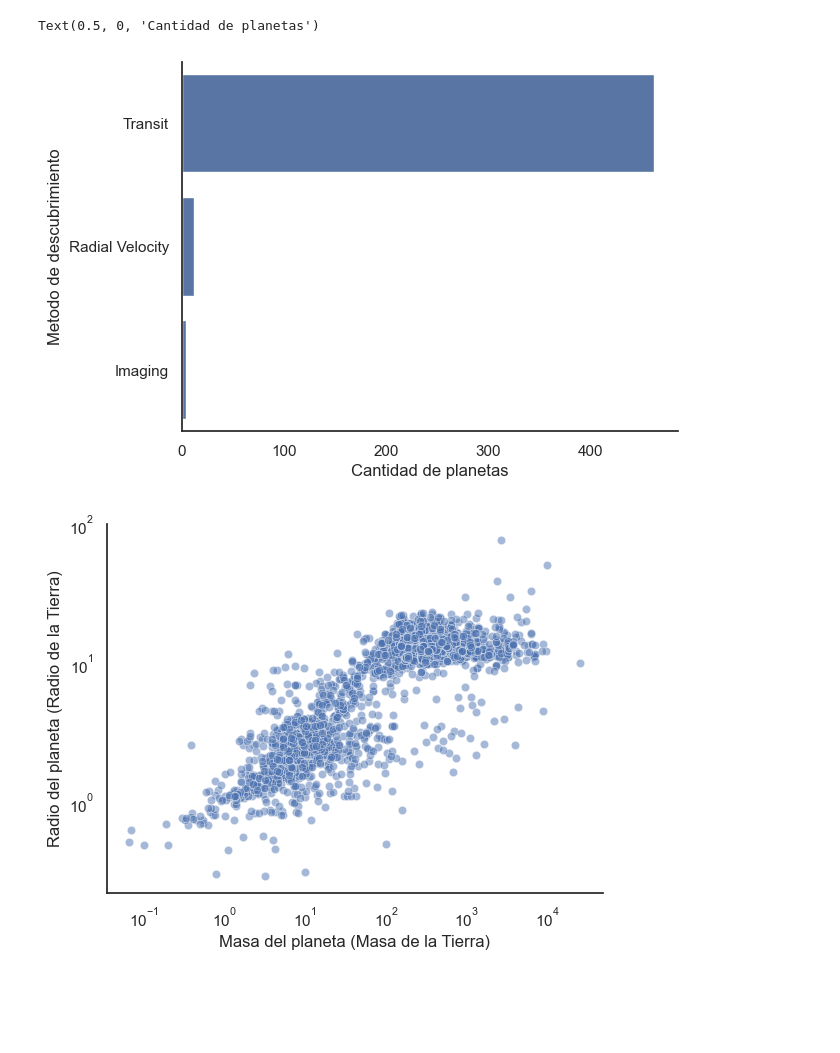
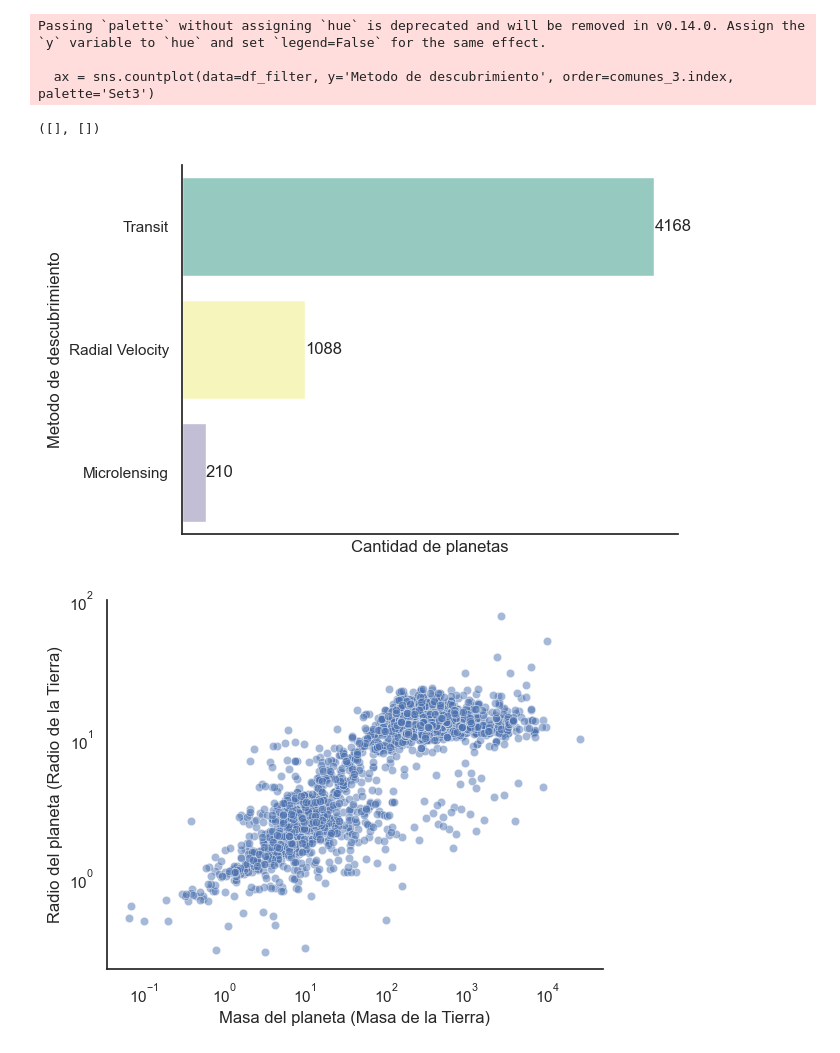
Before and after one commit to IsraelHuentecura/visualizacion_de_datos, a Jupyter notebook: Clase_10_planetas.ipynb, the cells around one changed output. Cells and saved outputs as stored; diff of their text form; code cells hidden in the pictures; blank space fills up the shorter version.

Commit message:
actualización de gráficos

```diff
--- a/Clase_10_planetas.ipynb
+++ b/Clase_10_planetas.ipynb
@@ -6,10 +6,10 @@ import seaborn as sns
 
 df = pd.read_csv('./data/PS_2024.04.02_11.16.01.csv')
 # Dejar solo planeta confirmados, metodo deteccion, nombre planeta, periodo orbital, año de descubrimiento, masa y radio del planeta tierra
-col_list = ['pl_name', 'discoverymethod', 'disc_year','pl_orbper','soltype', 'pl_rade','pl_masse','st_mass']
+col_list = ['pl_name', 'discoverymethod', 'disc_year','pl_orbper','soltype', 'pl_rade','pl_masse','st_mass','pl_orbpererr1', 'pl_orbpererr2']
 df = df[col_list]
 # Traducir nombres de columnas
-df.columns = ['Nombre', 'Metodo de descubrimiento', 'Año', 'Periodo Orbital', 'Tipo Estrella', 'Radio Planeta', 'Masa Planeta', 'Masa Estrella']
+df.columns = ['Nombre', 'Metodo de descubrimiento', 'Año', 'Periodo Orbital', 'Tipo Estrella', 'Radio Planeta', 'Masa Planeta', 'Masa Estrella', 'Error Periodo Orbital +', 'Error Periodo Orbital -']
 # Crear mi estilo de graficos
 sns.set_theme(style='white')
 # Quitar eje superior y derecho
@@ -18,7 +18,7 @@ sns.set(style='white', rc={'axes.spines.right': False, 'axes.spines.top': False}
 # Dejar planetas confirmados unicos
 df_filter = df.drop_duplicates(subset=['Nombre'])
 # Drop filas con valores nulos
-df_filter = df_filter.dropna()
+#df_filter = df_filter.dropna()
 # Dropear columna pl_name
 df_filter = df_filter.drop(columns=['Nombre'])
 # Hacer histograma de años disc_year vs metodos de descubrimiento discoverymethod
@@ -28,4 +28,6 @@ plt.xlabel('Año de descubrimiento')
 plt.ylabel('Cantidad de planetas')
 plt.title('Cantidad de planetas descubiertos por año')
 plt.show()
+
+df_filter
 # %% [output]
@@ -33,12 +48,24 @@ plt.show()
 # %%
 # Cuales son las 3 tecnicas de descubrimiento mas comunes
 comunes_3 = df_filter['Metodo de descubrimiento'].value_counts().head(3)
-# Gráfico de barras de las 3 tecnicas de descubrimiento mas comunes, en el eje x tiene que estar desde el  0 hasta el 80
-sns.countplot(data=df_filter, y='Metodo de descubrimiento', order=comunes_3.index)
+
+# Gráfico de barras de las 3 tecnicas de descubrimiento mas comunes, en el eje x tiene que estar desde el 0 hasta el 80
+plt.figure()
+ax = sns.countplot(data=df_filter, y='Metodo de descubrimiento', order=comunes_3.index, palette='Set3')
+
+# Agregar números en las barras
+for p in ax.patches:
+    ax.annotate(format(p.get_width(), '.0f'), (p.get_width(), p.get_y() + p.get_height() / 2), ha = 'left', va = 'center')
+
 plt.xlabel('Cantidad de planetas')
+# Quitar ticks del eje x
+plt.xticks([])
 # %% [output]
-Text(0.5, 0, 'Cantidad de planetas')
+Passing `palette` without assigning `hue` is deprecated and will be removed in v0.14.0. Assign the `y` variable to `hue` and set `legend=False` for the same effect.
+
+  ax = sns.countplot(data=df_filter, y='Metodo de descubrimiento', order=comunes_3.index, palette='Set3')
+([], [])
-[figure, old version]
+[figure, new version]
 # %%
 # Existe una relacion entre la masa del planeta y el radio del planeta?
 # Incluir incertezas de cada valor
```
Also changed, not shown: parts of 1 cell of this notebook, 6 other files.
